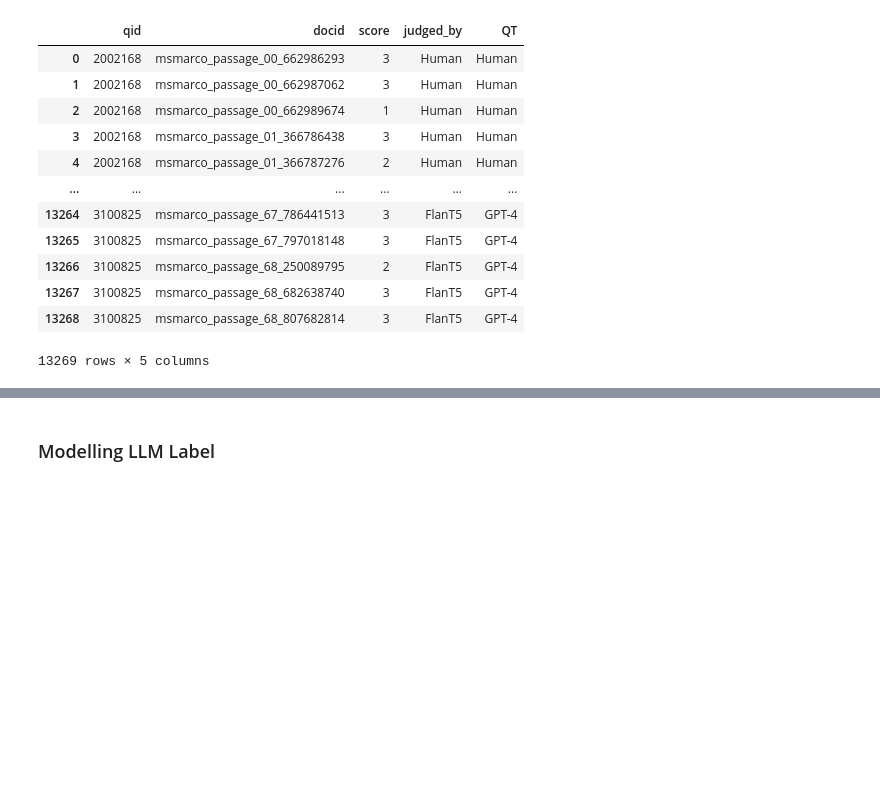
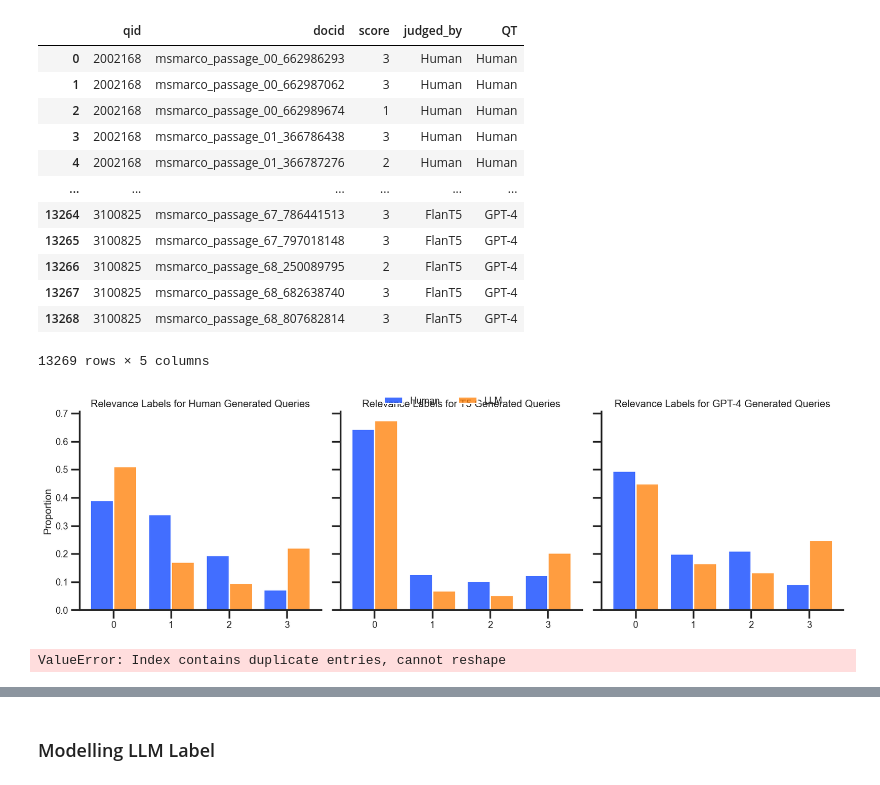
Before and after one commit to rahmanidashti/BiasSyntheticData, a Jupyter notebook: 4-labels-analysis.ipynb, the cells around one changed output, grey strips where cells are left out. Cells and saved outputs as stored; diff of their text form; code cells hidden in the pictures; blank space fills up the shorter version.

Commit message:
varsha updated label plots

```diff
--- a/4-labels-analysis.ipynb
+++ b/4-labels-analysis.ipynb
@@ -99,4 +99,58 @@ qrels_df
 | 13267 | 3100825 | msmarco_passage_68_682638740 | 3 | FlanT5 | GPT-4 |
 | 13268 | 3100825 | msmarco_passage_68_807682814 | 3 | FlanT5 | GPT-4 |
 13269 rows × 5 columns
+# %%
+import seaborn as sns
+import matplotlib.pyplot as plt
+
+
+df = qrels_df.copy()
+
+df['judged_by'] = df['judged_by'].replace({'FlanT5': 'LLM', 'GPT-4': 'LLM'})
+
+df['score'] = df['score'].astype('category')
+
+sns.set_style("ticks")  # Options: white, dark, whitegrid, darkgrid, ticks
+sns.set_context("poster", font_scale =0.6)     # Options: paper, notebook, talk, poster
+sns.set_palette("bright")   # You can also use: deep, muted, bright, dark, colorblind, or a custom list of colors
+
+# Create a FacetGrid for the label type
+g = sns.FacetGrid(df, col="QT", hue="judged_by", height=5)
+
+# Add a histogram to the FacetGrid
+g.map(sns.histplot, 'score', stat="proportion", hue = 'judged_by', multiple='dodge', shrink = .8, common_norm=False, data = df)
+
+# Adjust the titles and labels
+g.add_legend()
+g.set_axis_labels("", "Proportion")
+g.set_titles(col_template="{col_name}")
+
+titles = ['Relevance Labels for Human Generated Queries', 'Relevance Labels for T5 Generated Queries', 'Relevance Labels for GPT-4 Generated Queries']
+
+for ax, title in zip(g.axes.flatten(),titles):
+    ax.set_title(title)
+
+sns.move_legend(g, ncol=5, loc='upper center', title = '')
+
+# Adjust layout
+plt.subplots_adjust(top=0.85)
+
+# Show the plot
+plt.xticks([0, 1, 2, 3])  # Set y-ticks to 0, 1, 2, 3
+plt.tight_layout()
+plt.show()
+# %% [output]
+[figure, added]
+# %%
+from scipy.stats import wilcoxon
+
+df1 = df.pivot(index=['qid', 'QT', 'docid'], columns=['judged_by'], values='score')
+
+
+df1
+# Perform Wilcoxon Signed-Rank Test (one-sided, alternative that GPT-4 labels are greater, null that GPT-4 labels are smaller than or equal to human)
+#stat, p_value = wilcoxon(df['Human'], df['LLM'], alternative='less')
+#print(f"Wilcoxon Signed-Rank statistic: {stat}, p-value: {p_value}")
+# %% [output]
+ValueError: Index contains duplicate entries, cannot reshape
 # %%
```
Also changed, not shown: parts of 2 cells of this notebook.
